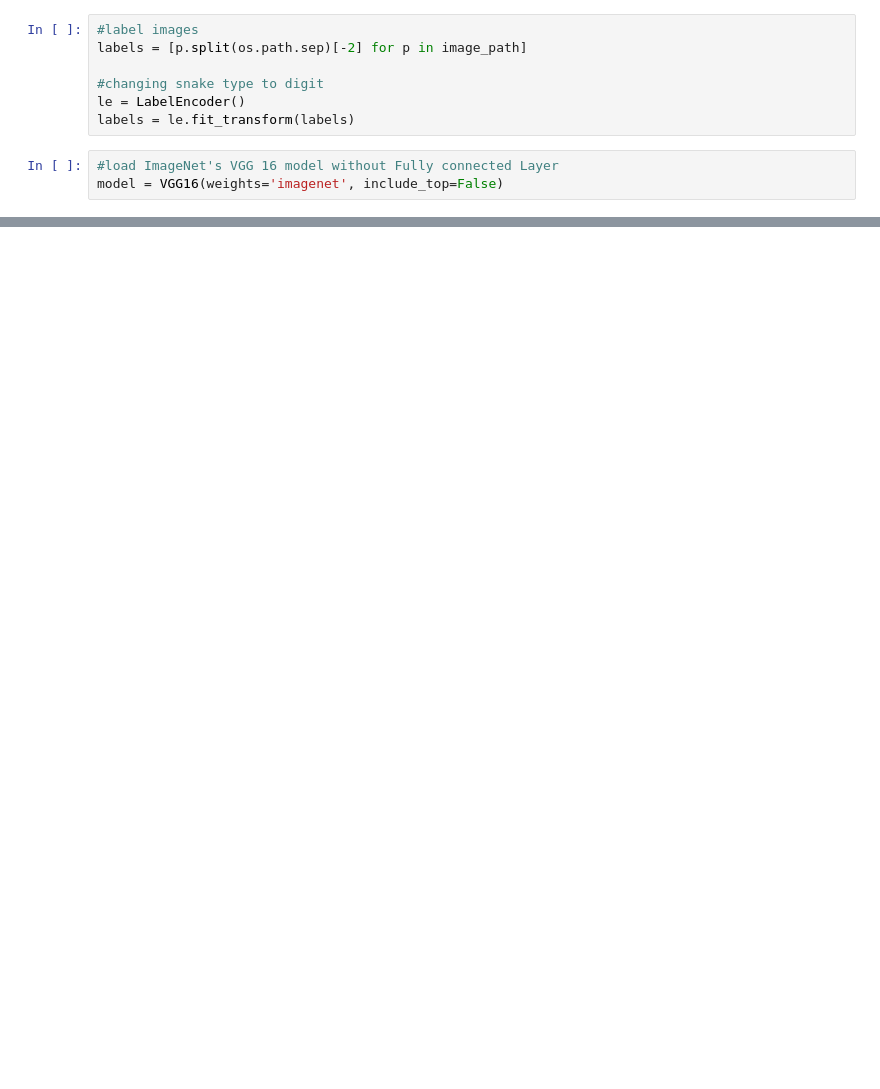
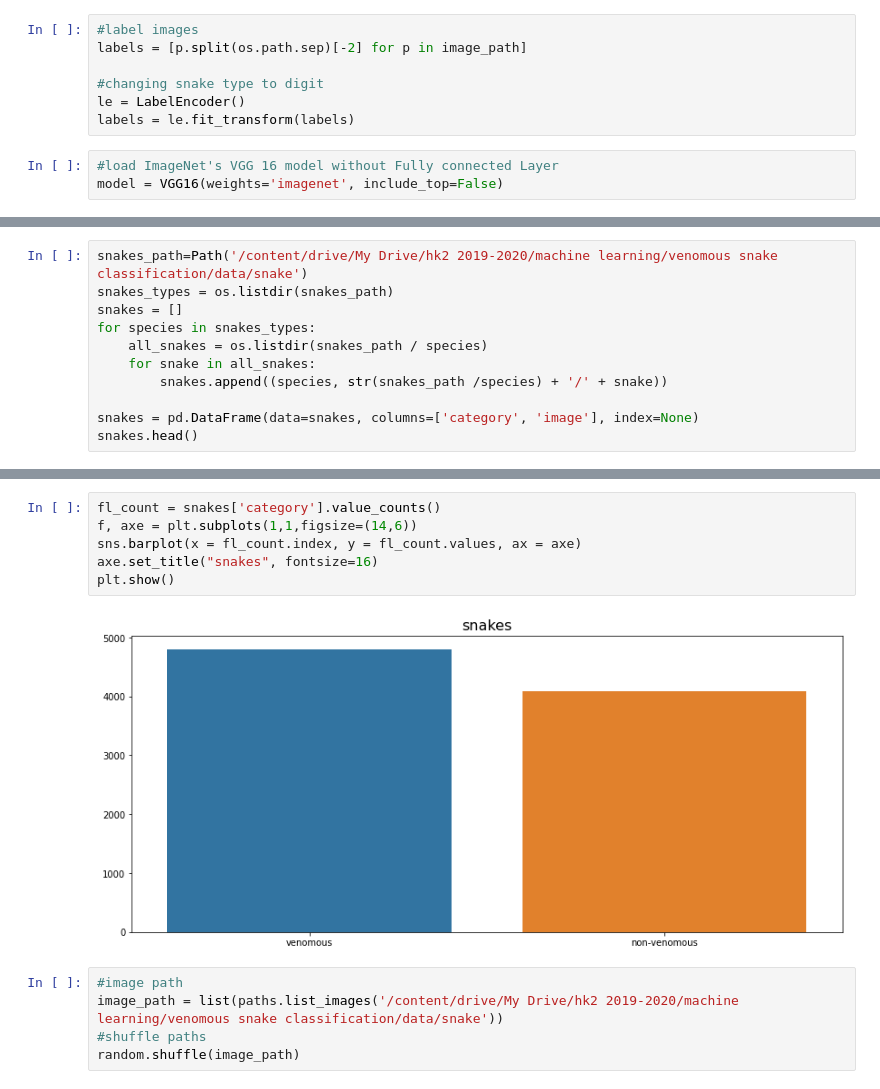
Before and after one commit to 18520395/CS114.K21, a Jupyter notebook: snakeclassification/venomoussnake.ipynb, the cells around one changed output, grey strips where cells are left out. Drawn from its saved outputs; the diff is of its cells as text; blank space fills up the shorter version.

```diff
--- a/snakeclassification/venomoussnake.ipynb
+++ b/snakeclassification/venomoussnake.ipynb
@@ -77,0 +228,11 @@ ValueError: ignored
+# %%
+snakes_path=Path('/content/drive/My Drive/hk2 2019-2020/machine learning/venomous snake classification/data/snake')
+snakes_types = os.listdir(snakes_path)
+snakes = []
+for species in snakes_types:
+    all_snakes = os.listdir(snakes_path / species)
+    for snake in all_snakes:
+        snakes.append((species, str(snakes_path /species) + '/' + snake))
+
+snakes = pd.DataFrame(data=snakes, columns=['category', 'image'], index=None)
+snakes.head()
@@ -77,0 +246,13 @@ ValueError: ignored
+# %%
+fl_count = snakes['category'].value_counts()
+f, axe = plt.subplots(1,1,figsize=(14,6))
+sns.barplot(x = fl_count.index, y = fl_count.values, ax = axe)
+axe.set_title("snakes", fontsize=16)
+plt.show()
+# %% [output]
+[figure, added]
+# %%
+#image path
+image_path = list(paths.list_images('/content/drive/My Drive/hk2 2019-2020/machine learning/venomous snake classification/data/snake'))
+#shuffle paths
+random.shuffle(image_path)
```
Also changed, not shown: parts of 29 cells of this notebook.
